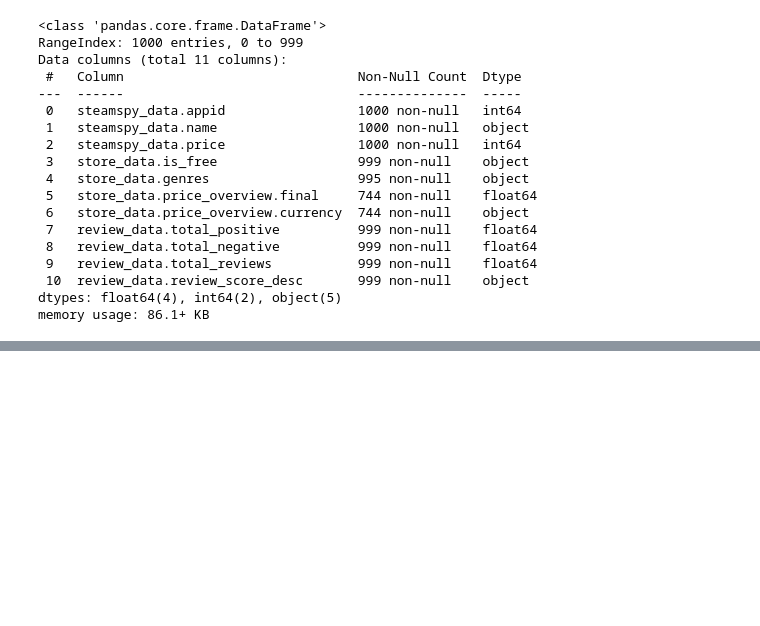
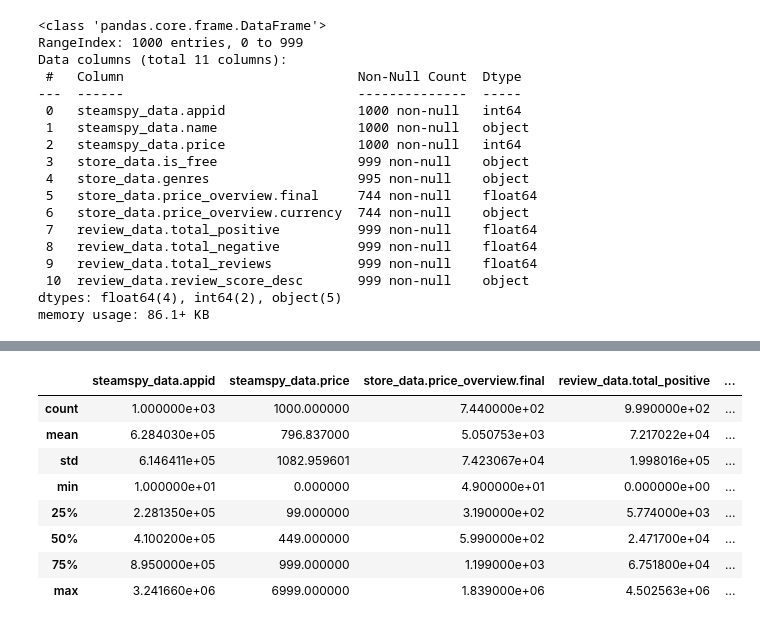
Before and after one commit to jxvoy23/csc366-steam-analysis, a Jupyter notebook: Steam_EDA.ipynb, the cells around one changed output, grey strips where cells are left out. Cells and saved outputs as stored; diff of their text form; code cells hidden in the pictures; blank space fills up the shorter version.

Commit message:
Jupyter Notebook of Steam Dataset
Updated Steam EDA notebook with some data cleaning

```diff
--- a/Steam_EDA.ipynb
+++ b/Steam_EDA.ipynb
@@ -70,0 +104,13 @@ memory usage: 86.1+ KB
+# %%
+#This is the basic descriptive statistic before any cleaning
+df_eda.describe()
+# %% [output]
+|  | steamspy_data.appid | steamspy_data.price | store_data.price_overview.final | review_data.total_positive | ... |
+| count | 1.000000e+03 | 1000.000000 | 7.440000e+02 | 9.990000e+02 | ... |
+| mean | 6.284030e+05 | 796.837000 | 5.050753e+03 | 7.217022e+04 | ... |
+| std | 6.146411e+05 | 1082.959601 | 7.423067e+04 | 1.998016e+05 | ... |
+| min | 1.000000e+01 | 0.000000 | 4.900000e+01 | 0.000000e+00 | ... |
+| 25% | 2.281350e+05 | 99.000000 | 3.190000e+02 | 5.774000e+03 | ... |
+| 50% | 4.100200e+05 | 449.000000 | 5.990000e+02 | 2.471700e+04 | ... |
+| 75% | 8.950000e+05 | 999.000000 | 1.199000e+03 | 6.751800e+04 | ... |
+| max | 3.241660e+06 | 6999.000000 | 1.839000e+06 | 4.502563e+06 | ... |
```
Also changed, not shown: parts of 7 cells of this notebook.
